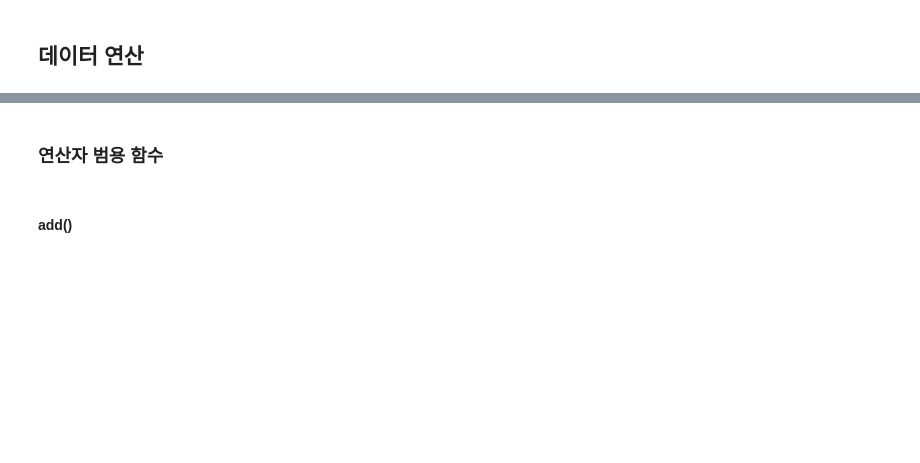
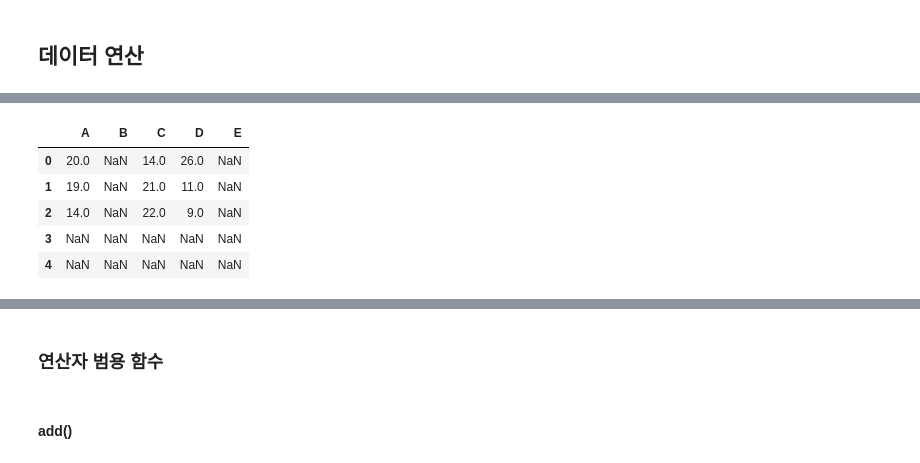
Before and after one commit to ggpp200/corap, a Jupyter notebook: _Pandas_한번에_제대로!!.ipynb, the cells around one changed output, grey strips where cells are left out. Drawn from its saved outputs; the diff is of its cells as text; code cells hidden in the pictures; blank space fills up the shorter version.

```diff
--- a/_Pandas_한번에_제대로!!.ipynb
+++ b/_Pandas_한번에_제대로!!.ipynb
@@ -865,0 +1047,10 @@ mdf['c2']
+# %%
+df1 + df2
+# 더하면 행정렬 되면서 빈칸 비움 이때 한쪽이라도 비어있으면 NaN
+# %% [output]
+|  | A | B | C | D | E |
+| 0 | 20.0 | NaN | 14.0 | 26.0 | NaN |
+| 1 | 19.0 | NaN | 21.0 | 11.0 | NaN |
+| 2 | 14.0 | NaN | 22.0 | 9.0 | NaN |
+| 3 | NaN | NaN | NaN | NaN | NaN |
+| 4 | NaN | NaN | NaN | NaN | NaN |
```
Also changed, not shown: parts of 45 cells of this notebook.
